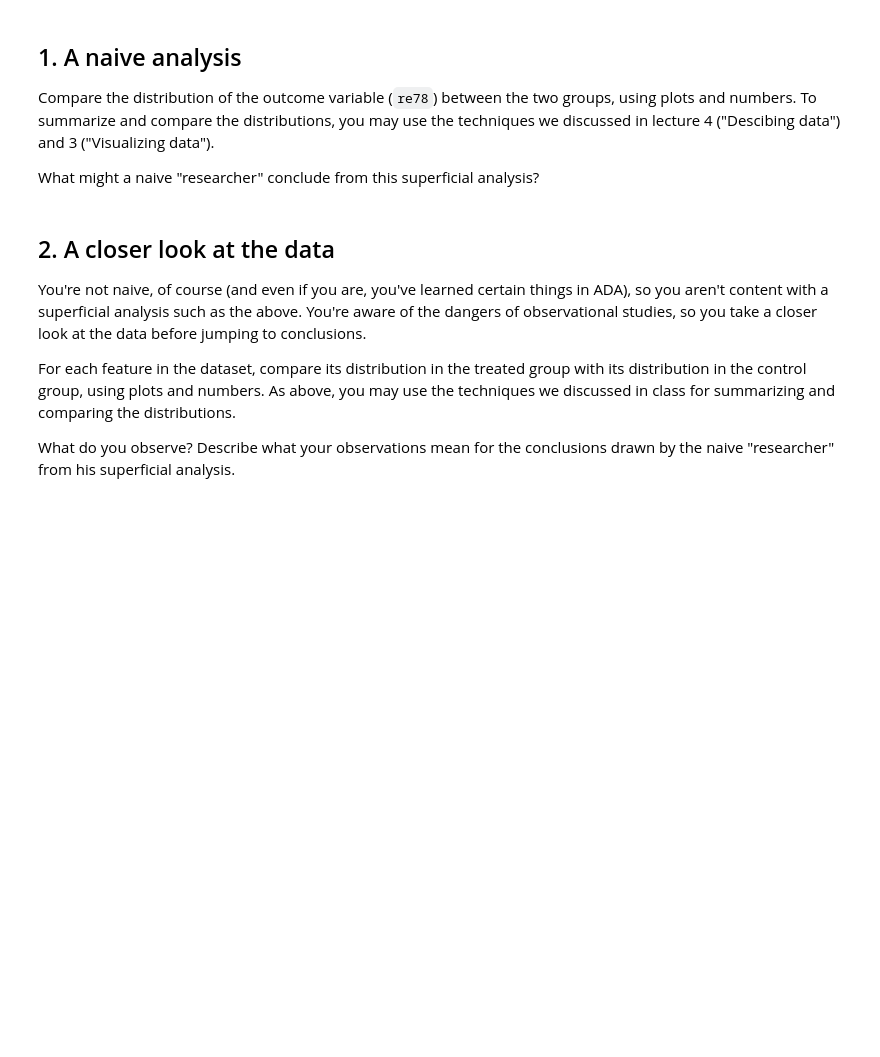
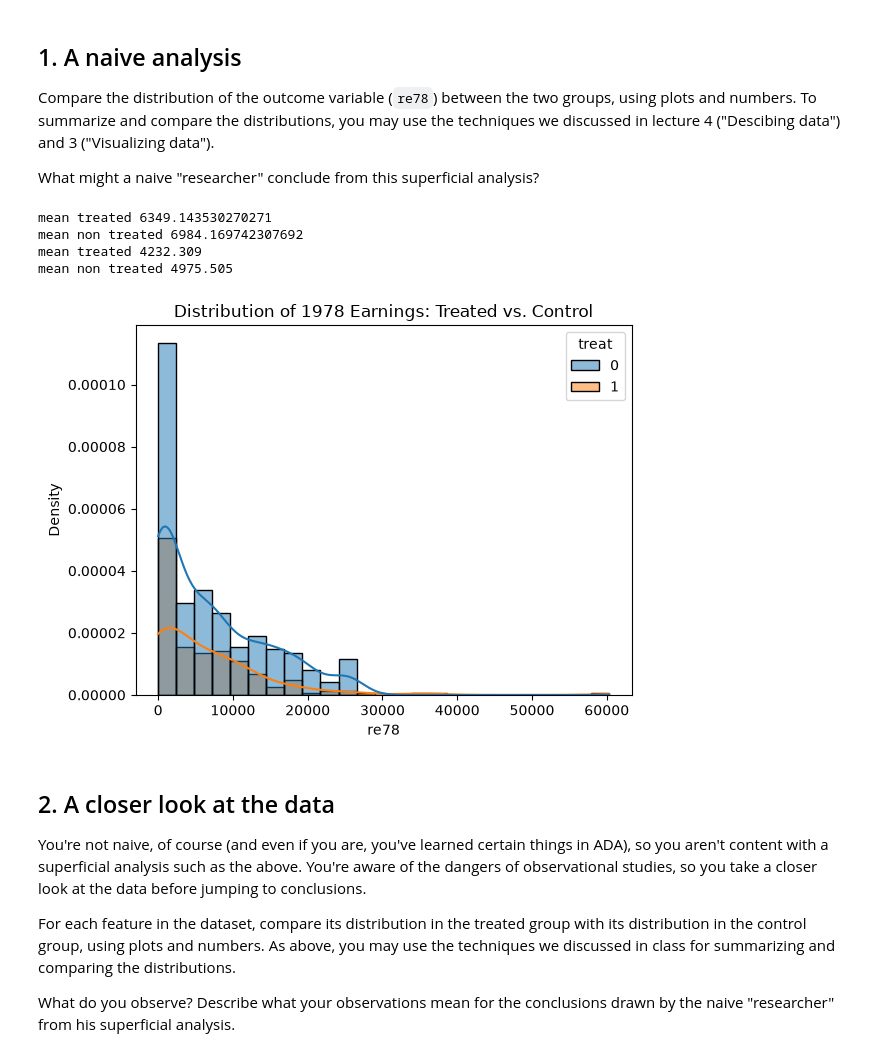
Before and after one commit to haaissa/ada-2026, a Jupyter notebook: Exercises/05 - Causal analysis of observational data/Observational studies exercise.ipynb, the cells around one changed output. Drawn from its saved outputs; the diff is of its cells as text; code cells hidden in the pictures; blank space fills up the shorter version.

```diff
--- a/Exercises/05 - Causal analysis of observational data/Observational studies exercise.ipynb
+++ b/Exercises/05 - Causal analysis of observational data/Observational studies exercise.ipynb
@@ -59,3 +57,24 @@ What might a naive "researcher" conclude from this superficial analysis?
+# %%
+''' your code and explanations '''
+df_treated = df[df['treat'] == 1]
+df_non_treated = df[df['treat'] == 0]
+mean_treated = np.mean(df_treated['re78'])
+mean_non_treated = np.mean(df_non_treated['re78'])
+median_treated = np.median(df_treated['re78'])
+median_non_treated = np.median(df_non_treated['re78'])
+print(f'mean treated {mean_treated} \nmean non treated {mean_non_treated}')
+print(f'mean treated {median_treated} \nmean non treated {median_non_treated}')
+# %% [output]
+mean treated 6349.143530270271
+mean non treated 6984.169742307692
+mean treated 4232.309
+mean non treated 4975.505
+# %%
+sns.histplot(data=df, x="re78", hue="treat", kde=True, stat="density")
+plt.title("Distribution of 1978 Earnings: Treated vs. Control")
+plt.show()
+# %% [output]
+[figure, added]
 # %% [markdown]
 ## 2. A closer look at the data
 
```
Also changed, not shown: parts of 17 cells of this notebook.
